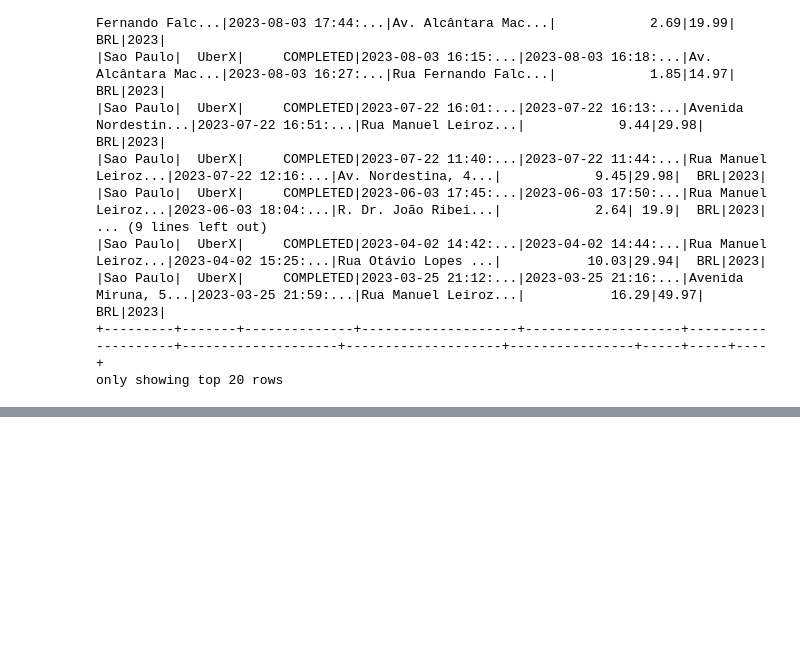
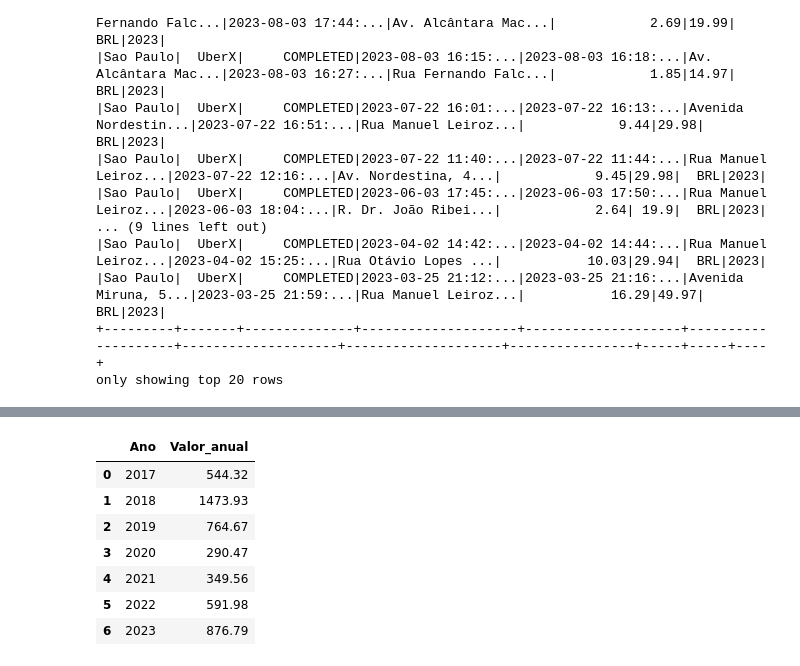
Before and after one commit to CaioMDutra/DataScience, a Jupyter notebook: Uber/uber.ipynb, the cells around one changed output, grey strips where cells are left out. Cells and saved outputs as stored; diff of their text form; code cells hidden in the pictures; blank space fills up the shorter version.

```diff
--- a/Uber/uber.ipynb
+++ b/Uber/uber.ipynb
@@ -281,5 +276,19 @@ root
 # %%
 preco_viagens = preco_viagens.toPandas()
+# %%
+preco_viagens["Valor_anual"] = preco_viagens["Valor_anual"].astype(float)
+preco_viagens["Valor_anual"] = preco_viagens["Valor_anual"].round(2)
+
+display(preco_viagens)
+# %% [output]
+|  | Ano | Valor_anual |
+| 0 | 2017 | 544.32 |
+| 1 | 2018 | 1473.93 |
+| 2 | 2019 | 764.67 |
+| 3 | 2020 | 290.47 |
+| 4 | 2021 | 349.56 |
+| 5 | 2022 | 591.98 |
+| 6 | 2023 | 876.79 |
 # %%
 fig2 = preco_viagens[["Valor_anual"]].plot(figsize=(8,5), kind='bar')
 fig2.set_xticklabels(preco_viagens["Ano"])
```
Also changed, not shown: parts of 5 cells of this notebook.
